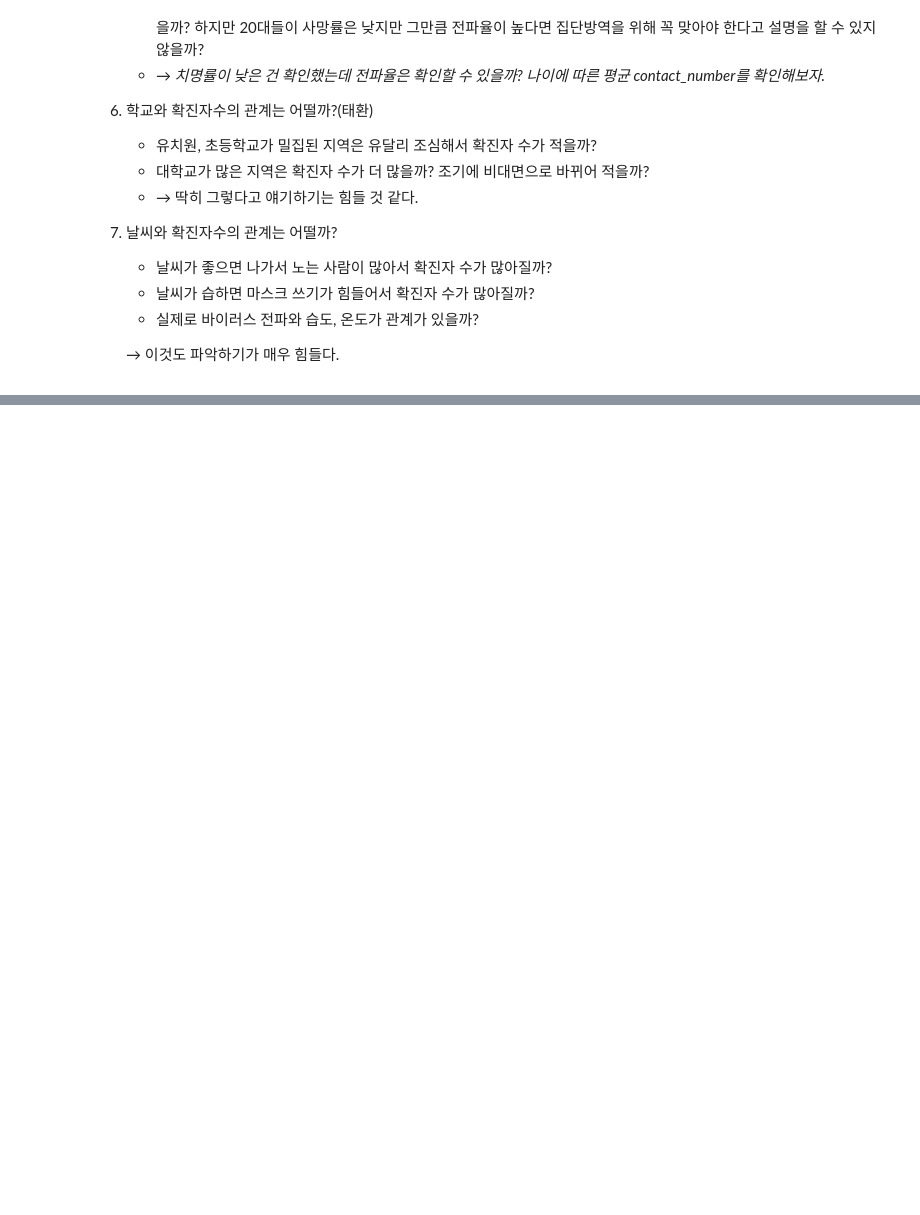
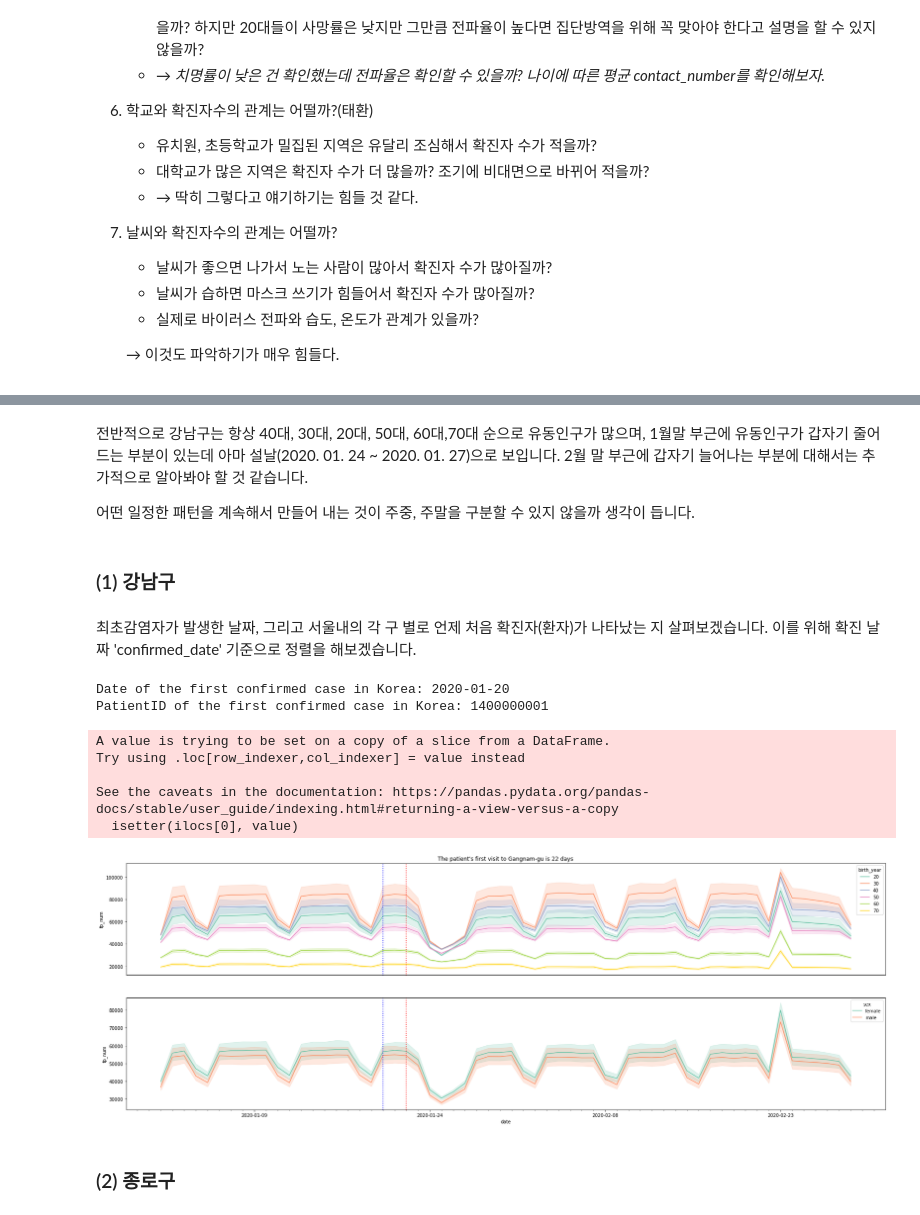
Before and after one commit to sunwoongc/aiffel_02_gn, a Jupyter notebook: COVID19_EDA_1.ipynb, the cells around one changed output, grey strips where cells are left out. Drawn from its saved outputs; the diff is of its cells as text; code cells hidden in the pictures; blank space fills up the shorter version.

```diff
--- a/COVID19_EDA_1.ipynb
+++ b/COVID19_EDA_1.ipynb
@@ -1633,0 +1721,68 @@ t = ax.set_xticklabels(x_tick_labels, rotation=90)
+# %% [markdown]
+전반적으로 강남구는 항상 40대, 30대, 20대, 50대, 60대,70대 순으로 유동인구가 많으며, 1월말 부근에 유동인구가 갑자기 줄어드는 부분이 있는데 아마 설날(2020. 01. 24 ~ 2020. 01. 27)으로 보입니다. 2월 말 부근에 갑자기 늘어나는 부분에 대해서는 추가적으로 알아봐야 할 것 같습니다.
+
+어떤 일정한 패턴을 계속해서 만들어 내는 것이 주중, 주말을 구분할 수 있지 않을까 생각이 듭니다.
+# %% [markdown]
+### (1) 강남구
+# %% [markdown]
+최초감염자가 발생한 날짜, 그리고 서울내의 각 구 별로 언제 처음 확진자(환자)가 나타났는 지 살펴보겠습니다. 이를 위해 확진 날짜 'confirmed_date' 기준으로 정렬을 해보겠습니다.
+# %%
+p_info['confirmed_date'] = pd.to_datetime(p_info['confirmed_date'])
+p_info['confirmed_date'] = p_info['confirmed_date'].dt.date
+p_info = p_info.sort_values(by='confirmed_date', ignore_index=True)
+# %%
+first_confirmed_date = p_info['confirmed_date'][0]
+first_confirmed_id = p_info['patient_id'][0]
+print(f"Date of the first confirmed case in Korea: {first_confirmed_date}")
+print(f"PatientID of the first confirmed case in Korea: {first_confirmed_id}")
+# %% [output]
+Date of the first confirmed case in Korea: 2020-01-20
+PatientID of the first confirmed case in Korea: 1400000001
+# %%
+from datetime import datetime
+first_gangnam_date = sorted(list(p_route[p_route['city'] == 'Gangnam-gu']['date'].unique()))[0]
+first_gangnam_date = datetime.strptime(first_gangnam_date, '%Y-%m-%d').date()
+# %%
+import matplotlib.dates as mdates
+from matplotlib.ticker import (MultipleLocator, AutoMinorLocator)
+
+tmp = floating.loc[floating['city'] == 'Gangnam-gu']
+tmp.loc[:, 'date'] = pd.to_datetime(tmp['date'])
+
+
+fig, axes = plt.subplots(figsize=(30, 10), nrows=2, ncols=1)
+
+axs = axes.ravel()
+palette = sns.color_palette("Set2", 6)
+sns.lineplot(data=tmp, x='date', y='fp_num', hue='birth_year', palette=palette, ax=axs[0])
+
+axs[0].set_xlabel("")
+axs[0].set_xticks([])
+
+axs[0].axvline(x=first_confirmed_date, c="blue", linestyle=":")
+axs[0].axvline(x=first_gangnam_date, c="red", linestyle=":")
+
+axs[0].set_title(f"The patient's first visit to Gangnam-gu is 22 days")
+
+palette = sns.color_palette("Set2", 2)
+sns.lineplot(data=tmp, x='date', y='fp_num', hue='sex', palette=palette, ax=axs[1])
+
+axs[1].axvline(x=first_confirmed_date, c="blue", linestyle=":")
+axs[1].axvline(x=first_gangnam_date, c="red", linestyle=":")
+
+# Major ticks every month.
+fmt_halfmth = mdates.DayLocator(interval=15)
+axs[1].xaxis.set_major_locator(fmt_halfmth)
+
+# Minor ticks every day.
+fmt_day = mdates.DayLocator(interval=1)
+axs[1].xaxis.set_minor_locator(fmt_day)
+# %% [output]
+A value is trying to be set on a copy of a slice from a DataFrame.
+Try using .loc[row_indexer,col_indexer] = value instead
+
+See the caveats in the documentation: https://pandas.pydata.org/pandas-docs/stable/user_guide/indexing.html#returning-a-view-versus-a-copy
+  isetter(ilocs[0], value)
+[figure, added]
+# %% [markdown]
+### (2) 종로구
```
Also changed, not shown: parts of 81 cells of this notebook.
